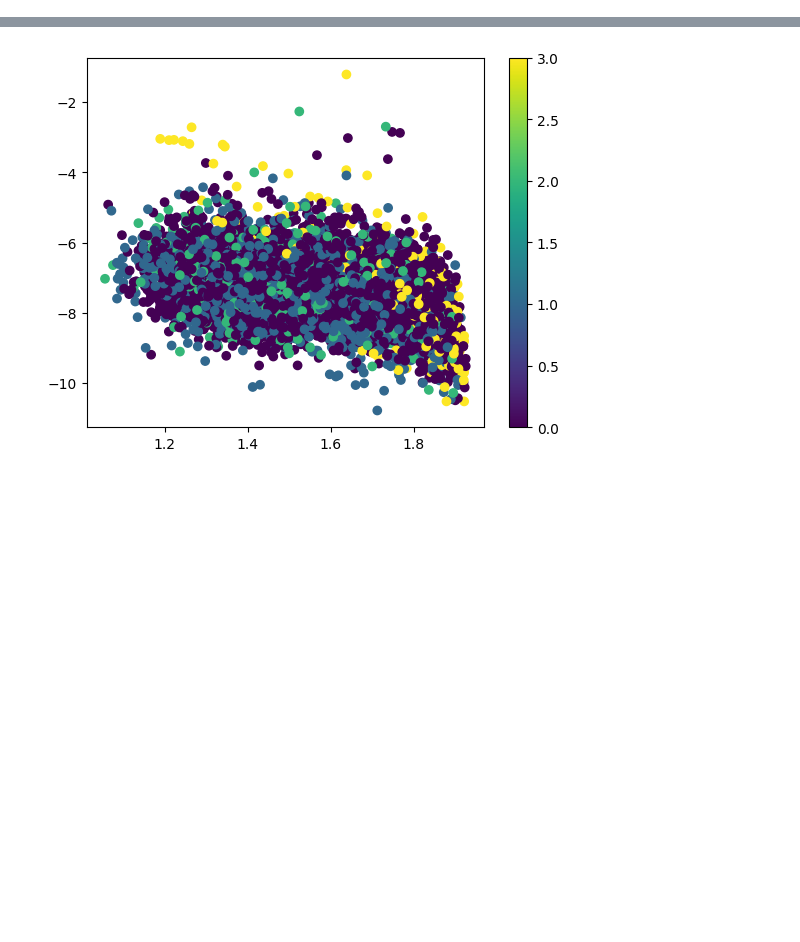
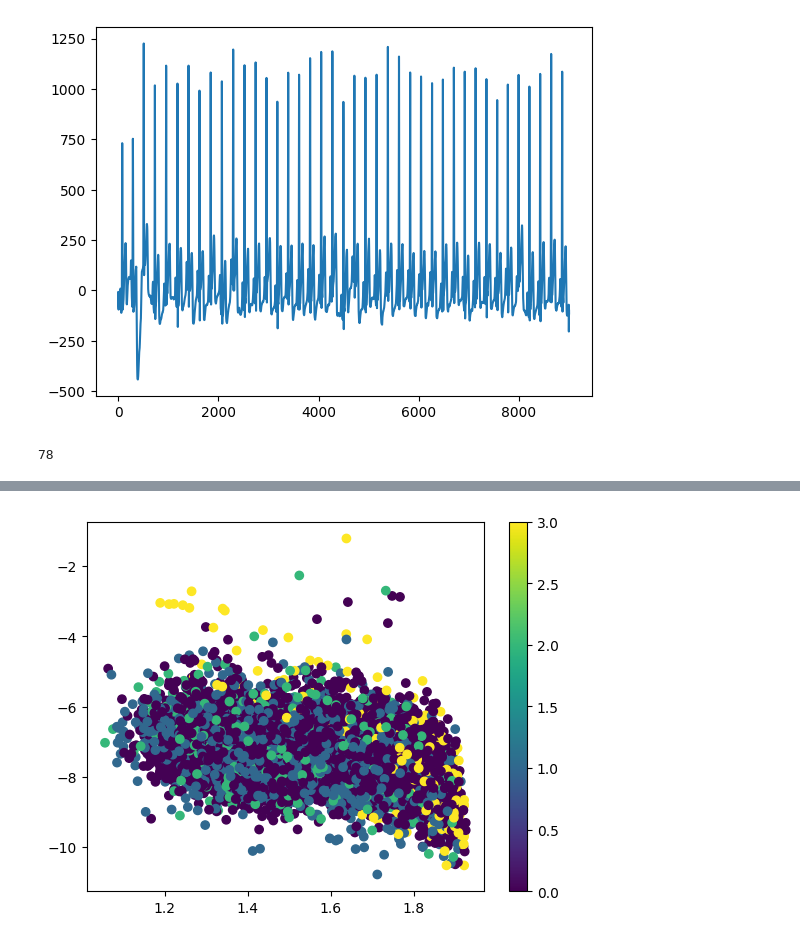
Before and after one commit to daniel347/ecg-signal-quality, a Jupyter notebook: FeatureExtraction.ipynb, the cells around one changed output, grey strips where cells are left out. Saved outputs shown, nothing was run; the diff lists cells and outputs as text; code cells hidden in the pictures; blank space fills up the shorter version.

```diff
--- a/FeatureExtraction.ipynb
+++ b/FeatureExtraction.ipynb
@@ -68,0 +92,10 @@ dataset.groupby("class").mean()
+# %%
+plt.plot(very_clean.iloc[192]["data"][0])
+plt.show()
+# %% [output]
+[figure, added]
+# %%
+very_noisy = dataset[(dataset["class"] == "~") & (dataset["skewness"] <= 0.1) & (dataset["std_dev"] >= 400)]
+print(len(very_noisy.index))
+# %% [output]
+78
```
Also changed, not shown: parts of 6 cells of this notebook, 1 other file.
